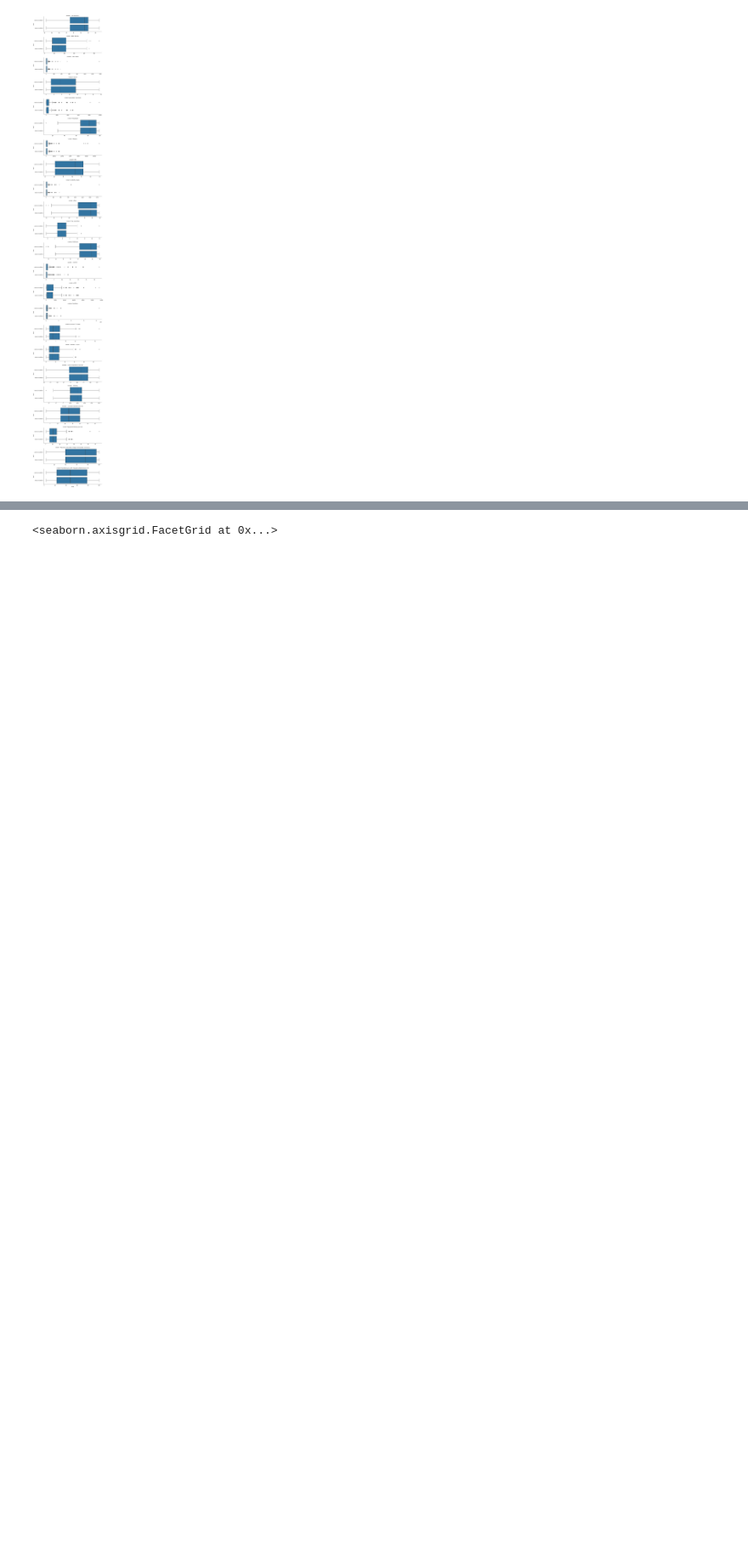
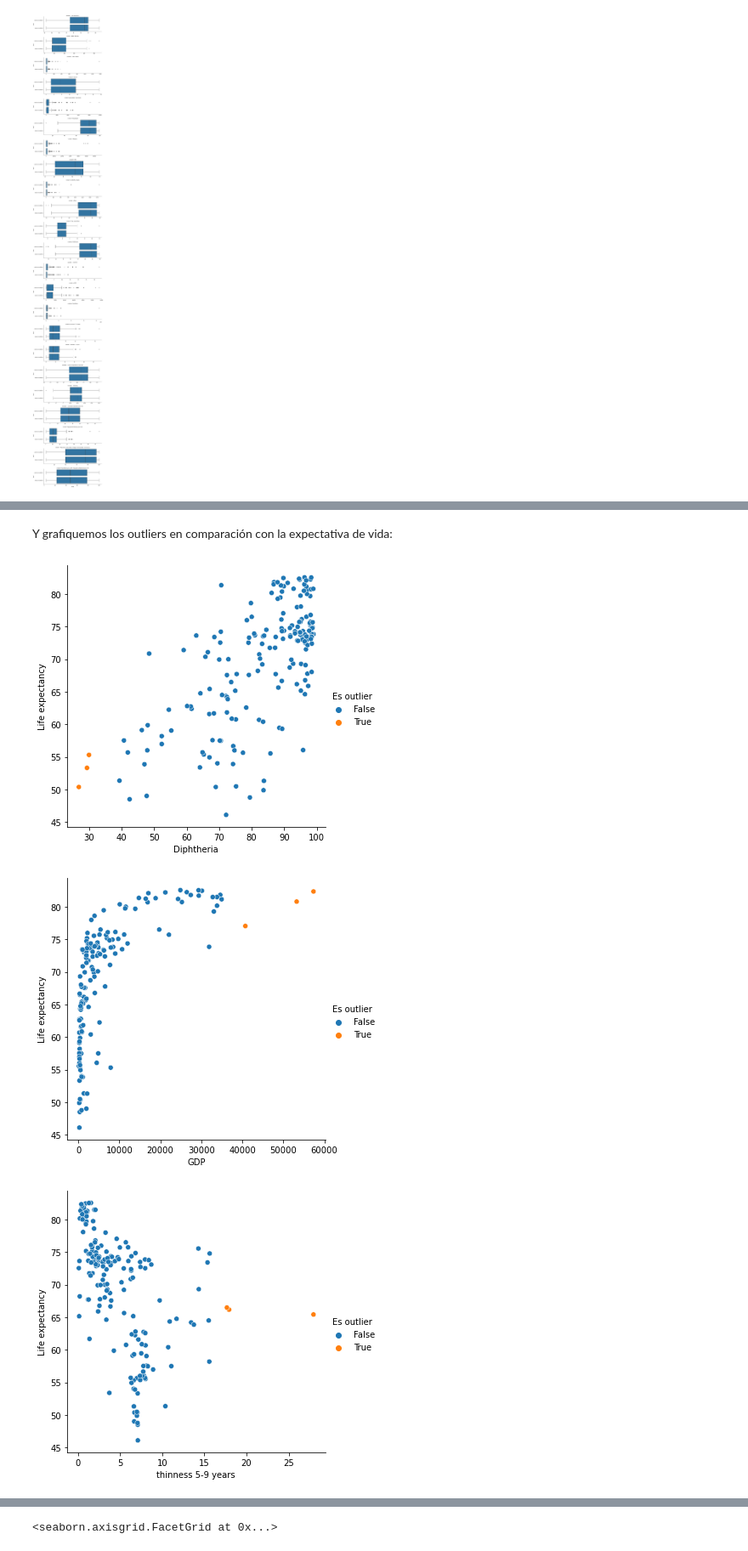
Before and after one commit to iglosiggio/metnum-tp3, a Jupyter notebook: notebooks/completar-datos-faltantes.ipynb, the cells around one changed output, grey strips where cells are left out. Shown at 85% size. Drawn from its saved outputs; the diff is of its cells as text; code cells hidden in the pictures; blank space fills up the shorter version.

```diff
--- a/notebooks/completar-datos-faltantes.ipynb
+++ b/notebooks/completar-datos-faltantes.ipynb
@@ -268,0 +273,4 @@ g.map(sns.boxplot, 'value', 'kind', order=['value con outliers', 'value sin outl
+# %%
+outliers_borrados = outlier_mask(dataset).sum().loc[lambda x: x != 0].sort_values()
+variables_interesantes = list(outliers_borrados[outliers_borrados >= 3].keys())
+outliers_borrados
@@ -268,0 +295,12 @@ g.map(sns.boxplot, 'value', 'kind', order=['value con outliers', 'value sin outl
+# %% [markdown]
+Y grafiquemos los outliers en comparación con la expectativa de vida:
+# %%
+outliers = outlier_mask(dataset)
+dataset_outlier_viz = dataset.copy()
+for var in variables_interesantes:
+    dataset_outlier_viz['Es outlier'] = outliers[var]
+    sns.relplot(data=dataset_outlier_viz, x=var, y='Life expectancy', hue='Es outlier')
+# %% [output]
+[figure, added]
+[figure, added]
+[figure, added]
```
Also changed, not shown: parts of 14 cells of this notebook, 1 other file.
